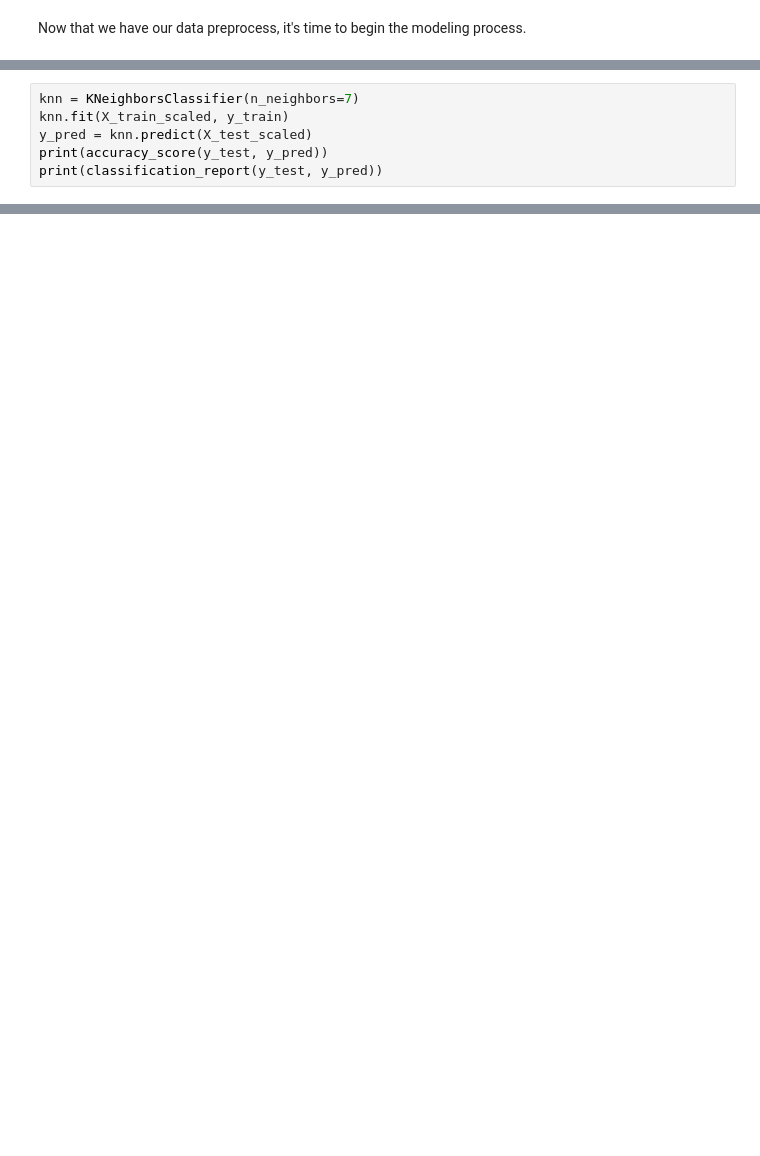
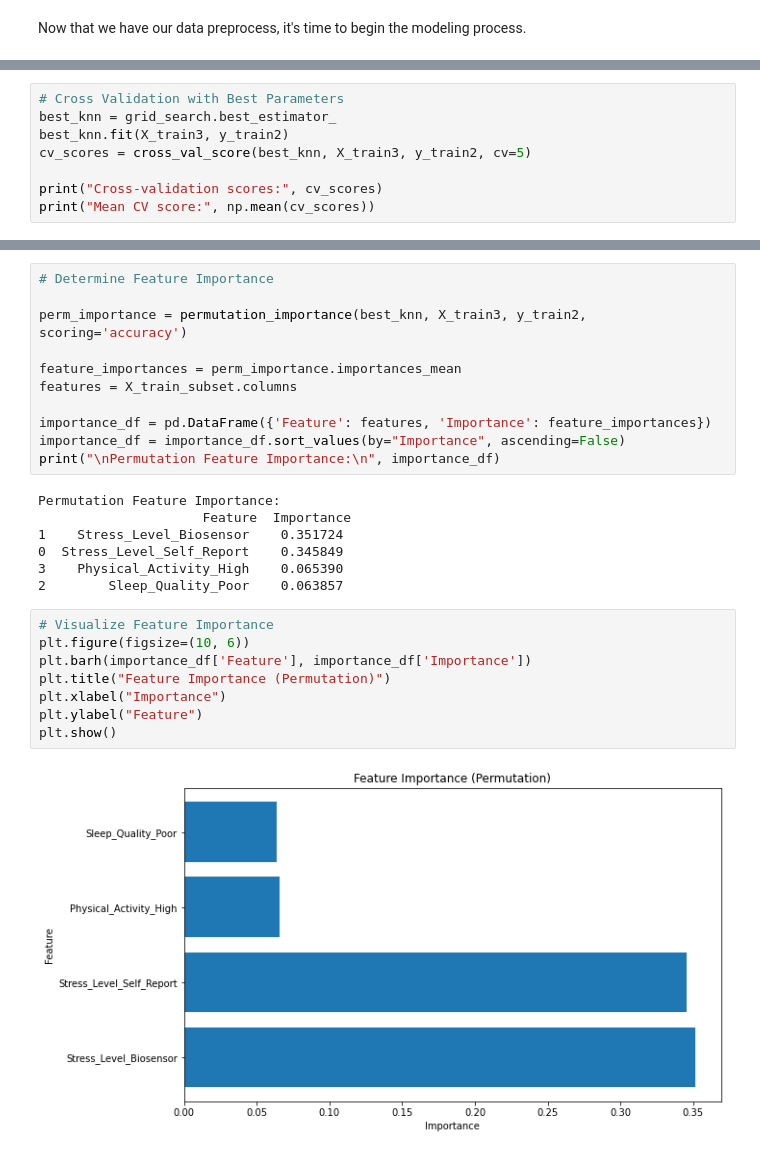
Before and after one commit to MathPlayer89/Student-Health-Conditions, a Jupyter notebook: Jupyter Notebook/student_health_data_dawson.ipynb, the cells around one changed output, grey strips where cells are left out. Cells and saved outputs as stored; diff of their text form; blank space fills up the shorter version.

```diff
--- a/Jupyter Notebook/student_health_data_dawson.ipynb
+++ b/Jupyter Notebook/student_health_data_dawson.ipynb
@@ -677,7 +974,9 @@ plt.show()
 # %%
-knn = KNeighborsClassifier(n_neighbors=7)
-knn.fit(X_train_scaled, y_train)
-y_pred = knn.predict(X_test_scaled)
-print(accuracy_score(y_test, y_pred))
-print(classification_report(y_test, y_pred))
+# Cross Validation with Best Parameters
+best_knn = grid_search.best_estimator_
+best_knn.fit(X_train3, y_train2)
+cv_scores = cross_val_score(best_knn, X_train3, y_train2, cv=5)
+
+print("Cross-validation scores:", cv_scores)
+print("Mean CV score:", np.mean(cv_scores))
 # %% [output]
@@ -693,0 +1046,28 @@ weighted avg       0.79      0.77      0.72        98
+# %%
+# Determine Feature Importance
+
+perm_importance = permutation_importance(best_knn, X_train3, y_train2, scoring='accuracy')
+
+feature_importances = perm_importance.importances_mean
+features = X_train_subset.columns
+
+importance_df = pd.DataFrame({'Feature': features, 'Importance': feature_importances})
+importance_df = importance_df.sort_values(by="Importance", ascending=False)
+print("\nPermutation Feature Importance:\n", importance_df)
+# %% [output]
+Permutation Feature Importance:
+                     Feature  Importance
+1    Stress_Level_Biosensor    0.351724
+0  Stress_Level_Self_Report    0.345849
+3    Physical_Activity_High    0.065390
+2        Sleep_Quality_Poor    0.063857
+# %%
+# Visualize Feature Importance
+plt.figure(figsize=(10, 6))
+plt.barh(importance_df['Feature'], importance_df['Importance'])
+plt.title("Feature Importance (Permutation)")
+plt.xlabel("Importance")
+plt.ylabel("Feature")
+plt.show()
+# %% [output]
+[figure, added]
```
Also changed, not shown: parts of 30 cells of this notebook.
